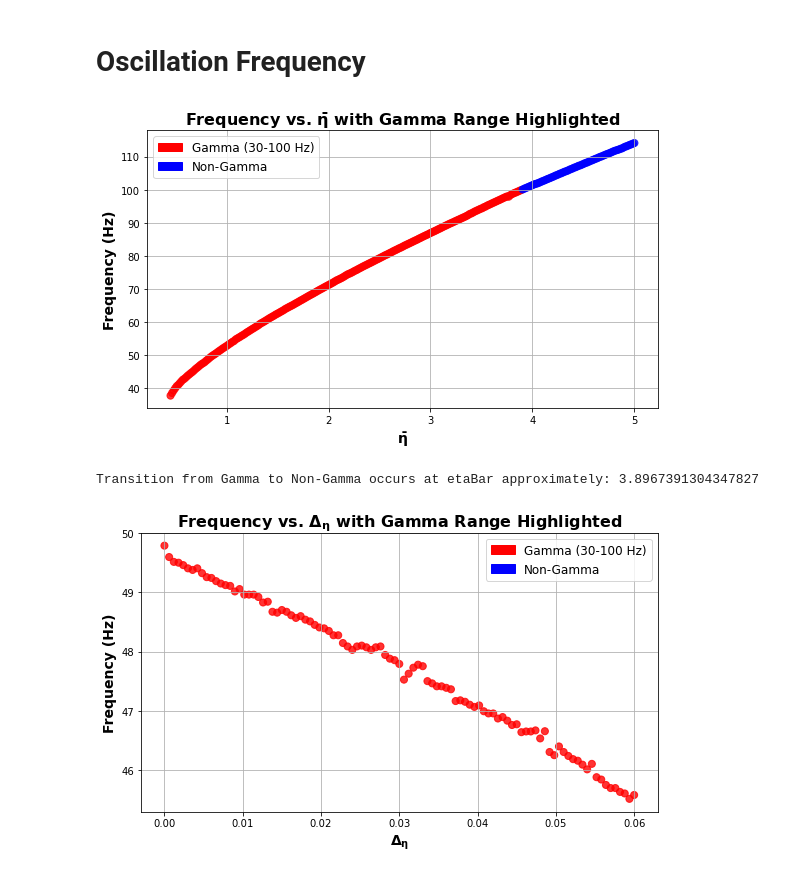
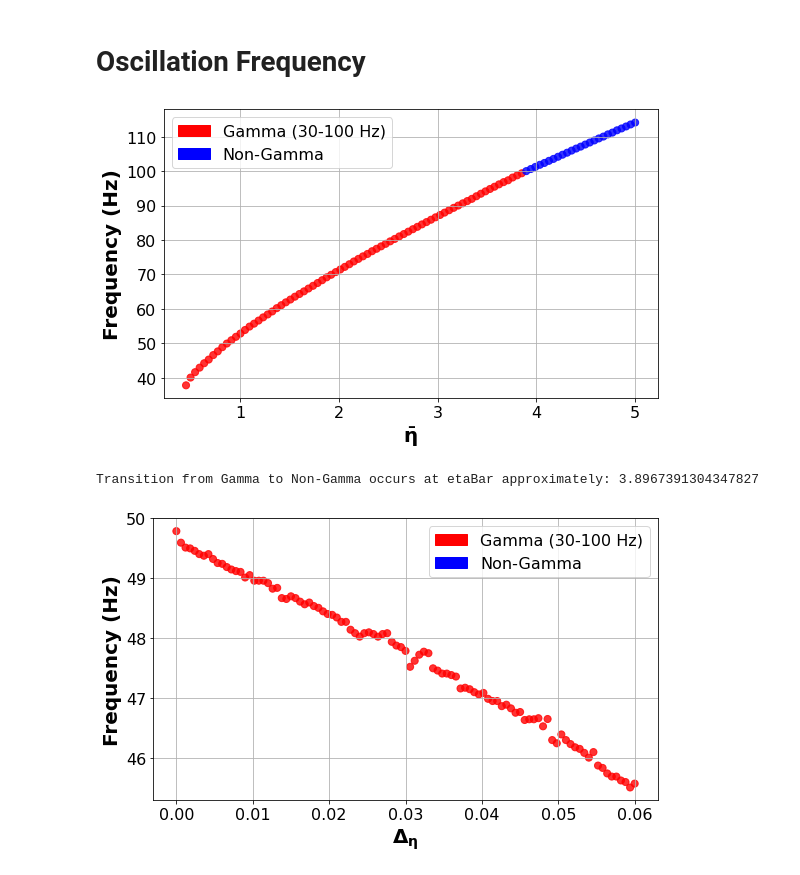
Before and after one commit to davidkelly2002/Final_Year_Thesis_Code, a Jupyter notebook: Bifurcation Analysis (DeltaBar and EtaBar) (Chapter 4).ipynb, the cells around one changed output. Cells and saved outputs as stored; diff of their text form; code cells hidden in the pictures.

```diff
--- a/Bifurcation Analysis (DeltaBar and EtaBar) (Chapter 4).ipynb
+++ b/Bifurcation Analysis (DeltaBar and EtaBar) (Chapter 4).ipynb
@@ -1216,8 +1229,8 @@ plt.plot(r_fp, v_fp, 'rx', markersize=12, label='Fixed Point')
 
 
 # Streamlines explicitly
-r = np.linspace(0, 0.4, 25)
-v = np.linspace(-80, -45, 25)
+r = np.linspace(0, 0.35, 25)
+v = np.linspace(-75, -47.5, 25)
 R, V = np.meshgrid(r, v)
 
 # Evaluate dr/dt and dv/dt explicitly
@@ -1231,11 +1244,11 @@ for i in range(R.shape[0]):
 
 plt.streamplot(R, V, U, W, color='gray', density=1.5, linewidth=0.5)
 plt.grid(True)
-plt.title(r"Phase Plane Trajectories with Streamlines $\mathbf{(\Delta_{\eta} = 0.1)}$", fontsize=16, fontweight='bold')
-plt.ylabel(r"Mean Voltage $\mathbf{\langle v(t) \rangle }$", fontsize=14, fontweight='bold')
-plt.xlabel(r"Firing Rate $\mathbf{r(t)}$", fontsize=14, fontweight='bold')
-plt.tick_params(axis='both', which='major', labelsize=12)
-plt.legend(fontsize=12)
+#plt.title(r"Phase Plane Trajectories with Streamlines $\mathbf{(\Delta_{\eta} = 0.1)}$", fontsize=20, fontweight='bold')
+plt.ylabel(r"Mean Voltage $\mathbf{\langle v(t) \rangle }$", fontsize=20, fontweight='bold')
+plt.xlabel(r"Firing Rate $\mathbf{r(t)}$", fontsize=20, fontweight='bold')
+plt.tick_params(axis='both', which='major', labelsize=16)
+plt.legend(fontsize=16)
 plt.tight_layout()
 plt.savefig('TrajectoryPlot_DeltaEta_0.1.png')
 plt.show()
@@ -1297,7 +1310,7 @@ def compute_oscillation_frequency(t, r, t_transient=300.0):
     freq_hz = 1000.0 / avg_period_ms
     return freq_hz
 # %%
-etaBar_test_values = np.linspace(0.45,5,300)  # e.g., 0 to 1 in steps of 0.05
+etaBar_test_values = np.linspace(0.45,5,100)  # e.g., 0 to 1 in steps of 0.05
 frequencies = []
 gamma_range = []
 g = 0.2
@@ -1331,38 +1344,40 @@ for etaBar in etaBar_test_values:
 #     if freq is not None:
 #         print(f"etaBar={val:.2f}, freq={freq:.2f} Hz, in gamma? {gamma_flag}")
 #     else:
 #         print(f"etaBar={val:.2f}, freq=None, no clear peaks")
 # Suppose after running your loop you have:
 #  etaBar_test_values, frequencies, gamma_range
 #  where gamma_range is a list of booleans (True/False).
 #  frequencies is either a float (Hz) or None if no peaks found.
 
 # For plotting convenience, let's replace None with np.nan in frequencies
 freqs_cleaned = [f if f is not None else np.nan for f in frequencies]
 
 # Create a color list: 'red' if gamma_range[i] is True, else 'blue'
 colors = ['red' if g else 'blue' for g in gamma_range]
 
 plt.figure(figsize=(8,5))
 
 # Scatter plot: x = etaBar, y = frequency, color depends on gamma_range
 plt.scatter(etaBar_test_values, freqs_cleaned, c=colors, alpha=0.8, s=50)
 
-plt.xlabel(r'$\mathbf{\bar{\eta}}$', fontsize=14, fontweight='bold')
-plt.ylabel('Frequency (Hz)', fontsize=14, fontweight='bold')
-plt.title(r'Frequency vs. $\mathbf{\bar{\eta}}$ with Gamma Range Highlighted', fontsize=16, fontweight='bold')
+plt.xlabel(r'$\mathbf{\bar{\eta}}$', fontsize=20, fontweight='bold')
+plt.ylabel('Frequency (Hz)', fontsize=20, fontweight='bold')
+#plt.title(r'Frequency vs. $\mathbf{\bar{\eta}}$ with Gamma Range Highlighted', fontsize=16, fontweight='bold')
 plt.grid(True)
 
 # Custom legend handles
 import matplotlib.patches as mpatches
 gamma_patch = mpatches.Patch(color='red', label='Gamma (30-100 Hz)')
 non_gamma_patch = mpatches.Patch(color='blue', label='Non-Gamma')
-plt.legend(handles=[gamma_patch, non_gamma_patch], fontsize=12)
+plt.legend(handles=[gamma_patch, non_gamma_patch], fontsize=16)
+plt.xticks(fontsize=16)
+plt.yticks(fontsize=16)
 plt.savefig('Freq_EtaBar.png')
 plt.tight_layout()
 plt.show()
 # %% [output]
-[figure, old version]
+[figure, new version]
 # %%
 import numpy as np
 
@@ -1436,17 +1451,19 @@ colors = ['red' if g else 'blue' for g in gamma_range]
 plt.figure(figsize=(8,5))
 plt.scatter(delta_test_values, freqs_cleaned, c=colors, alpha=0.8, s=50)
 
-plt.xlabel(r'$\mathbf{\Delta_{\eta}}$', fontsize=14, fontweight='bold')
-plt.ylabel('Frequency (Hz)', fontsize=14, fontweight='bold')
-plt.title(r'Frequency vs. $\mathbf{\Delta_{\eta}}$ with Gamma Range Highlighted', fontsize=16, fontweight='bold')
+plt.xlabel(r'$\mathbf{\Delta_{\eta}}$', fontsize=20, fontweight='bold')
+plt.ylabel('Frequency (Hz)', fontsize=20, fontweight='bold')
+#plt.title(r'Frequency vs. $\mathbf{\Delta_{\eta}}$ with Gamma Range Highlighted', fontsize=16, fontweight='bold')
 plt.grid(True)
 
 # Legend for gamma vs. non-gamma
 gamma_patch = mpatches.Patch(color='red', label='Gamma (30-100 Hz)')
 non_gamma_patch = mpatches.Patch(color='blue', label='Non-Gamma')
-plt.legend(handles=[gamma_patch, non_gamma_patch], fontsize=12)
+plt.legend(handles=[gamma_patch, non_gamma_patch], fontsize=16)
+plt.xticks(fontsize=16)
+plt.yticks(fontsize=16)
 plt.savefig('Freq_Delta.png')
 plt.tight_layout()
 plt.show()
 # %% [output]
-[figure, old version]
+[figure, new version]
```
Also changed, not shown: parts of 6 cells of this notebook, 3 other files.
